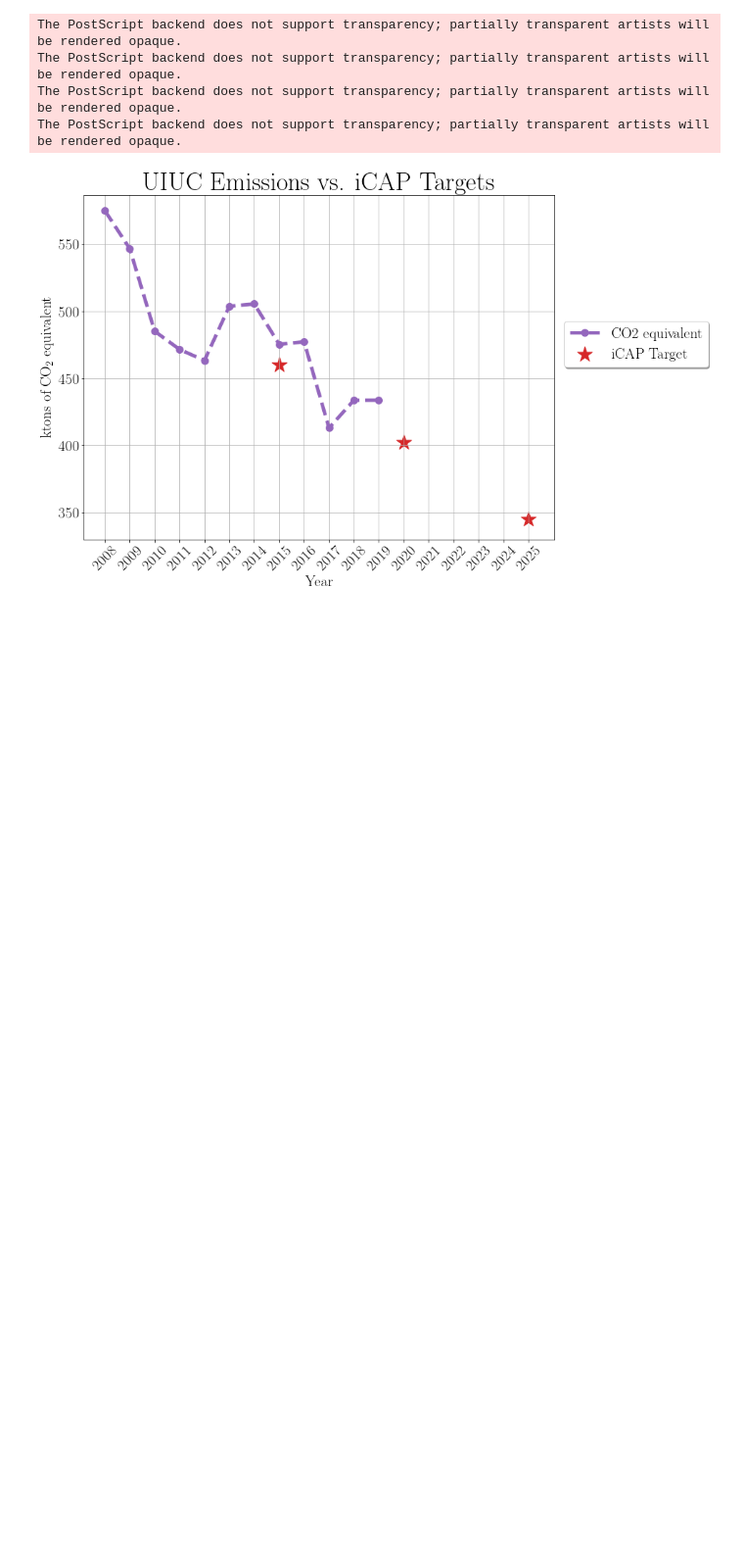
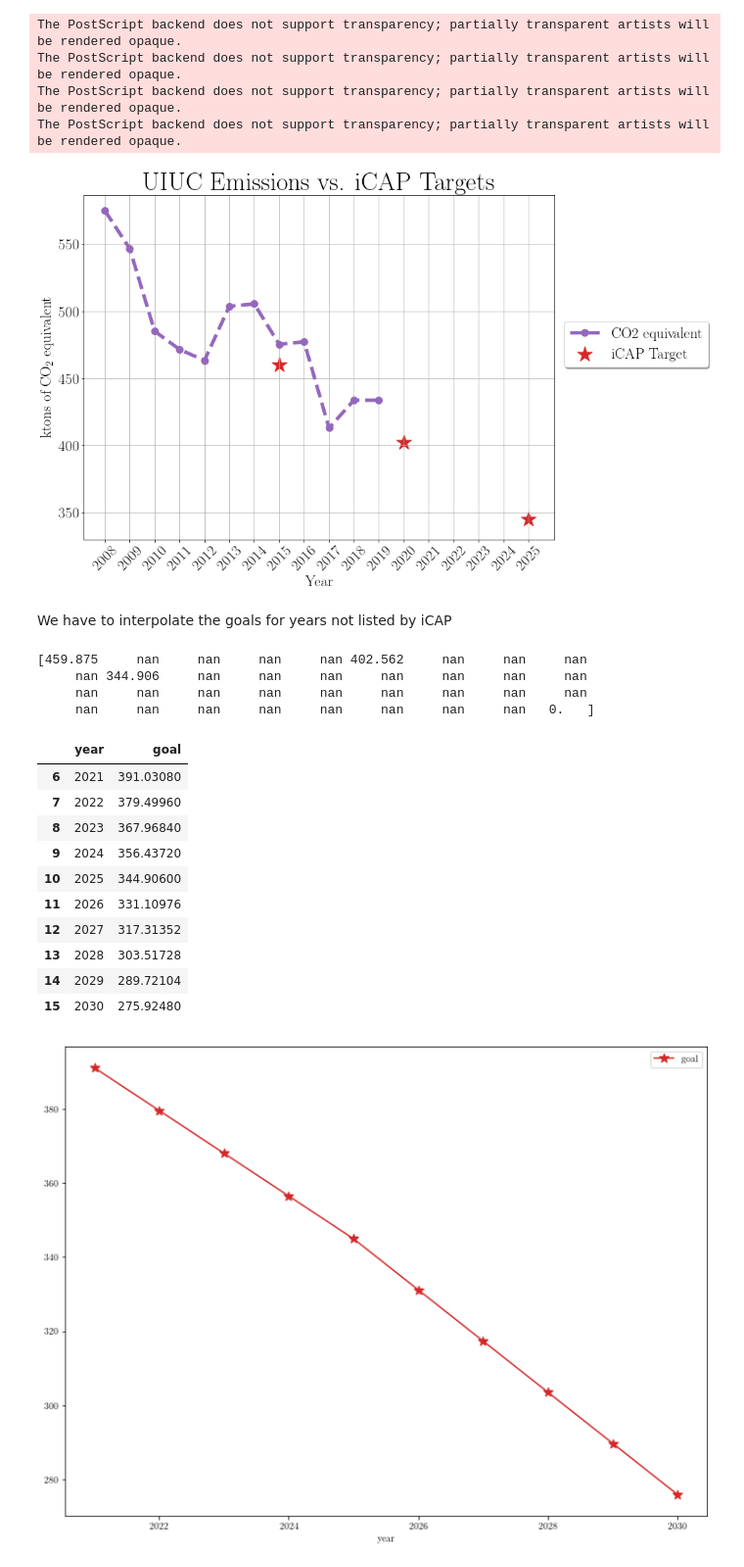
Before and after one commit to arfc/pride, a Jupyter notebook: data_processing/ghg_emissions.ipynb, the cells around one changed output. Shown at 98% size. Cells and saved outputs as stored; diff of their text form; code cells hidden in the pictures; blank space fills up the shorter version.

Commit message:
adds icap goals calculation to notebook

```diff
--- a/data_processing/ghg_emissions.ipynb
+++ b/data_processing/ghg_emissions.ipynb
@@ -41,3 +42,39 @@ The PostScript backend does not support transparency; partially transparent arti
 The PostScript backend does not support transparency; partially transparent artists will be rendered opaque.
 The PostScript backend does not support transparency; partially transparent artists will be rendered opaque.
 [figure]
+# %% [markdown]
+We have to interpolate the goals for years not listed by iCAP
+# %%
+data = np.empty(36)
+data[:] = np.NaN
+data[0] = 459.875
+data[5] = 402.562
+data[10] = 344.906
+data[-1] = 0.0
+print(data)
+# %% [output]
+[459.875     nan     nan     nan     nan 402.562     nan     nan     nan
+     nan 344.906     nan     nan     nan     nan     nan     nan     nan
+     nan     nan     nan     nan     nan     nan     nan     nan     nan
+     nan     nan     nan     nan     nan     nan     nan     nan   0.   ]
+# %%
+icap_df = pd.DataFrame({'year':np.arange(2015,2051,1), 'goal':data})
+# %%
+icap_df['goal'] = icap_df['goal'].interpolate(method='linear')
+# %%
+mask = (icap_df['year'] <= 2030) & (icap_df['year'] >= 2021)
+icap_df[mask].plot(x='year', y='goal', marker='*', color='tab:red', markersize=10)
+icap_df[mask]
+# %% [output]
+|  | year | goal |
+| 6 | 2021 | 391.03080 |
+| 7 | 2022 | 379.49960 |
+| 8 | 2023 | 367.96840 |
+| 9 | 2024 | 356.43720 |
+| 10 | 2025 | 344.90600 |
+| 11 | 2026 | 331.10976 |
+| 12 | 2027 | 317.31352 |
+| 13 | 2028 | 303.51728 |
+| 14 | 2029 | 289.72104 |
+| 15 | 2030 | 275.92480 |
+[figure, added]
```
Also changed, not shown: parts of 1 cell of this notebook.
